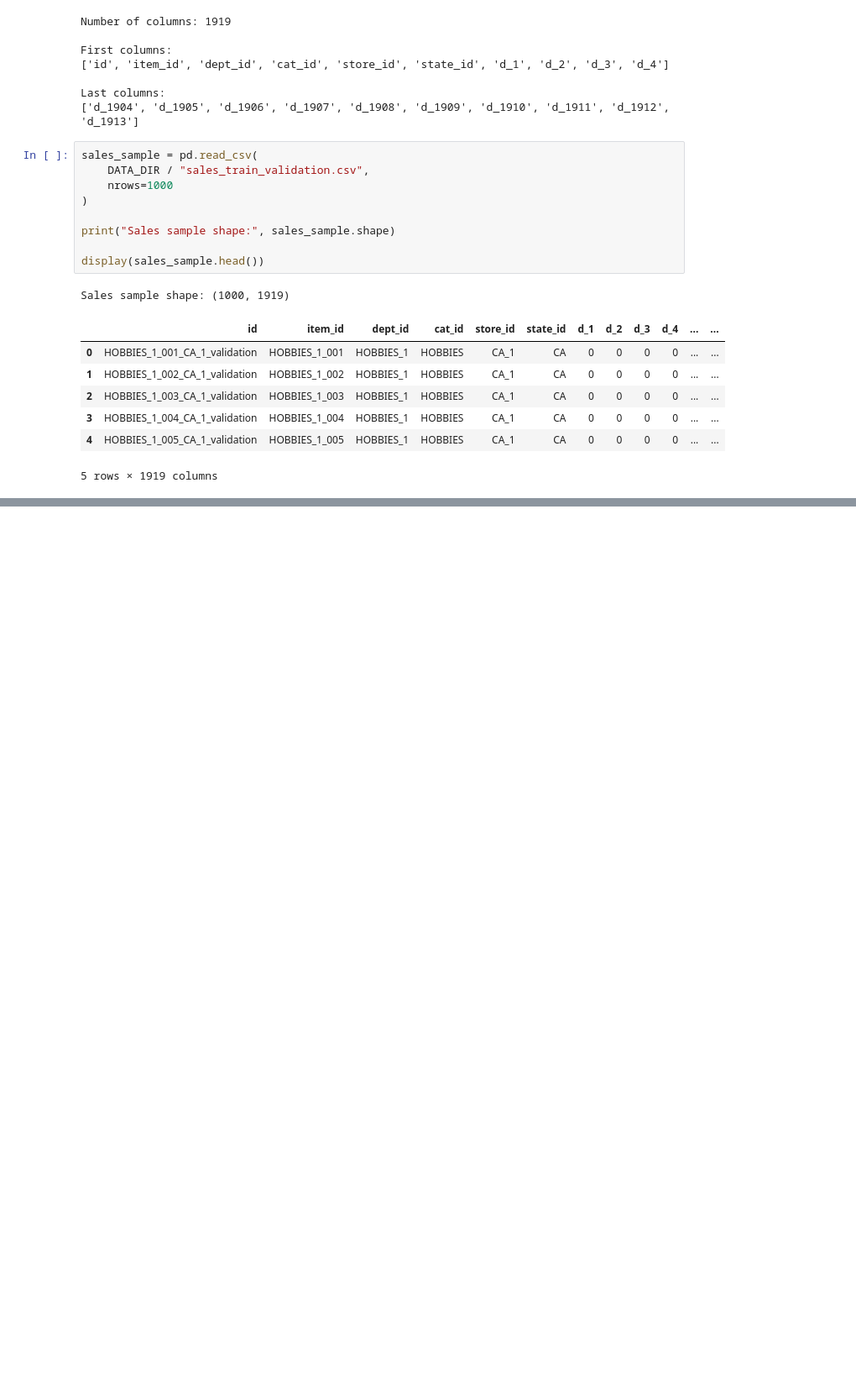
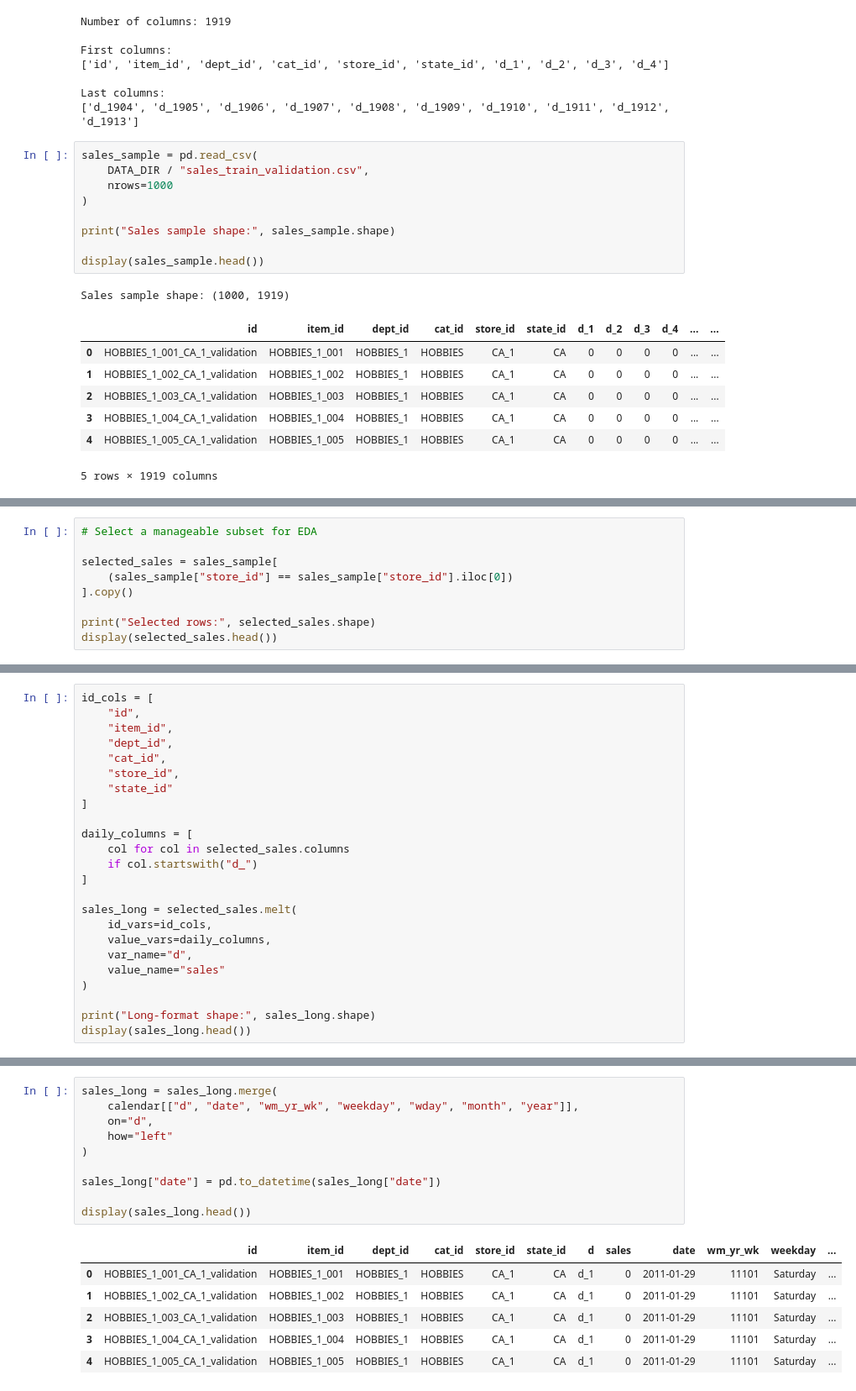
Before and after one commit to babyprasanna1606-spec/Project-3-Retail-Demand-Forecasting-Inventory-Optimization, a Jupyter notebook: notebooks/01_Retail_Demand_EDA.ipynb, the cells around one changed output, grey strips where cells are left out. Shown at 84% size. Drawn from its saved outputs; the diff is of its cells as text; blank space fills up the shorter version.

```diff
--- a/notebooks/01_Retail_Demand_EDA.ipynb
+++ b/notebooks/01_Retail_Demand_EDA.ipynb
@@ -86,0 +160,9 @@ Sales sample shape: (1000, 1919)
+# %%
+# Select a manageable subset for EDA
+
+selected_sales = sales_sample[
+    (sales_sample["store_id"] == sales_sample["store_id"].iloc[0])
+].copy()
+
+print("Selected rows:", selected_sales.shape)
+display(selected_sales.head())
@@ -86,0 +178,24 @@ Sales sample shape: (1000, 1919)
+# %%
+id_cols = [
+    "id",
+    "item_id",
+    "dept_id",
+    "cat_id",
+    "store_id",
+    "state_id"
+]
+
+daily_columns = [
+    col for col in selected_sales.columns
+    if col.startswith("d_")
+]
+
+sales_long = selected_sales.melt(
+    id_vars=id_cols,
+    value_vars=daily_columns,
+    var_name="d",
+    value_name="sales"
+)
+
+print("Long-format shape:", sales_long.shape)
+display(sales_long.head())
@@ -86,0 +210,17 @@ Sales sample shape: (1000, 1919)
+# %%
+sales_long = sales_long.merge(
+    calendar[["d", "date", "wm_yr_wk", "weekday", "wday", "month", "year"]],
+    on="d",
+    how="left"
+)
+
+sales_long["date"] = pd.to_datetime(sales_long["date"])
+
+display(sales_long.head())
+# %% [output]
+|  | id | item_id | dept_id | cat_id | store_id | state_id | d | sales | date | wm_yr_wk | weekday | ... |
+| 0 | HOBBIES_1_001_CA_1_validation | HOBBIES_1_001 | HOBBIES_1 | HOBBIES | CA_1 | CA | d_1 | 0 | 2011-01-29 | 11101 | Saturday | ... |
+| 1 | HOBBIES_1_002_CA_1_validation | HOBBIES_1_002 | HOBBIES_1 | HOBBIES | CA_1 | CA | d_1 | 0 | 2011-01-29 | 11101 | Saturday | ... |
+| 2 | HOBBIES_1_003_CA_1_validation | HOBBIES_1_003 | HOBBIES_1 | HOBBIES | CA_1 | CA | d_1 | 0 | 2011-01-29 | 11101 | Saturday | ... |
+| 3 | HOBBIES_1_004_CA_1_validation | HOBBIES_1_004 | HOBBIES_1 | HOBBIES | CA_1 | CA | d_1 | 0 | 2011-01-29 | 11101 | Saturday | ... |
+| 4 | HOBBIES_1_005_CA_1_validation | HOBBIES_1_005 | HOBBIES_1 | HOBBIES | CA_1 | CA | d_1 | 0 | 2011-01-29 | 11101 | Saturday | ... |
```
Also changed, not shown: parts of 6 cells of this notebook.
